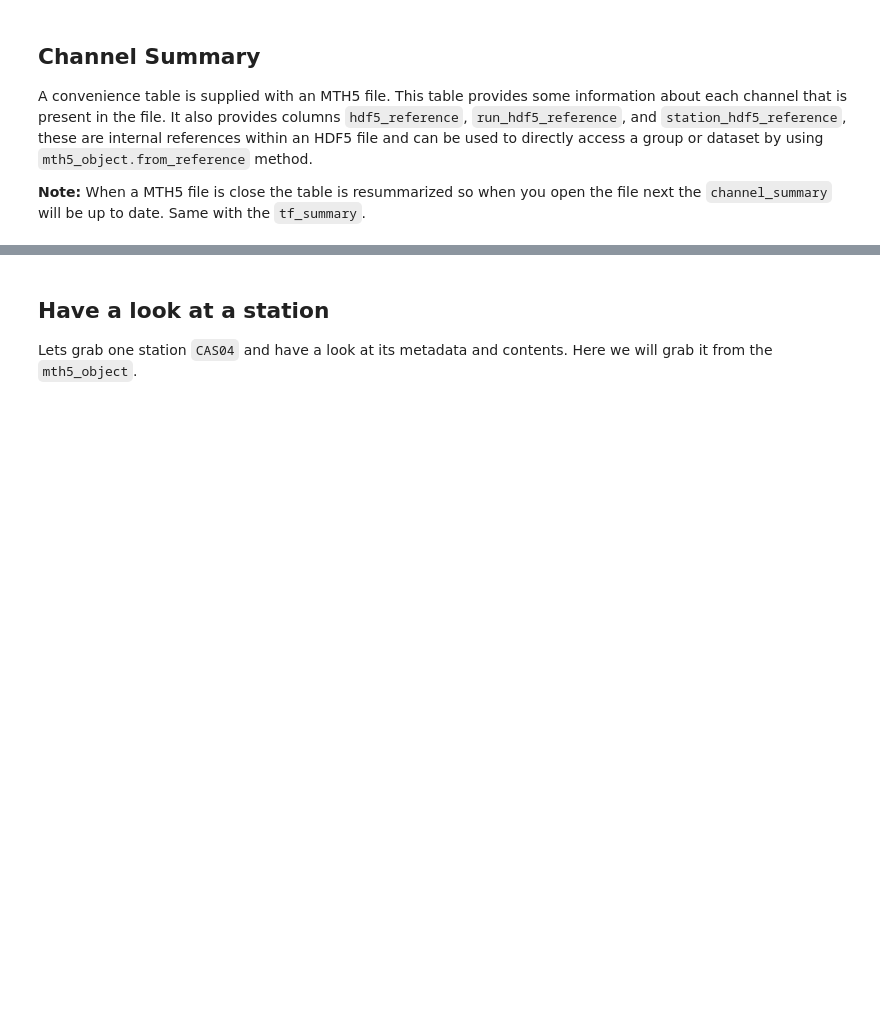
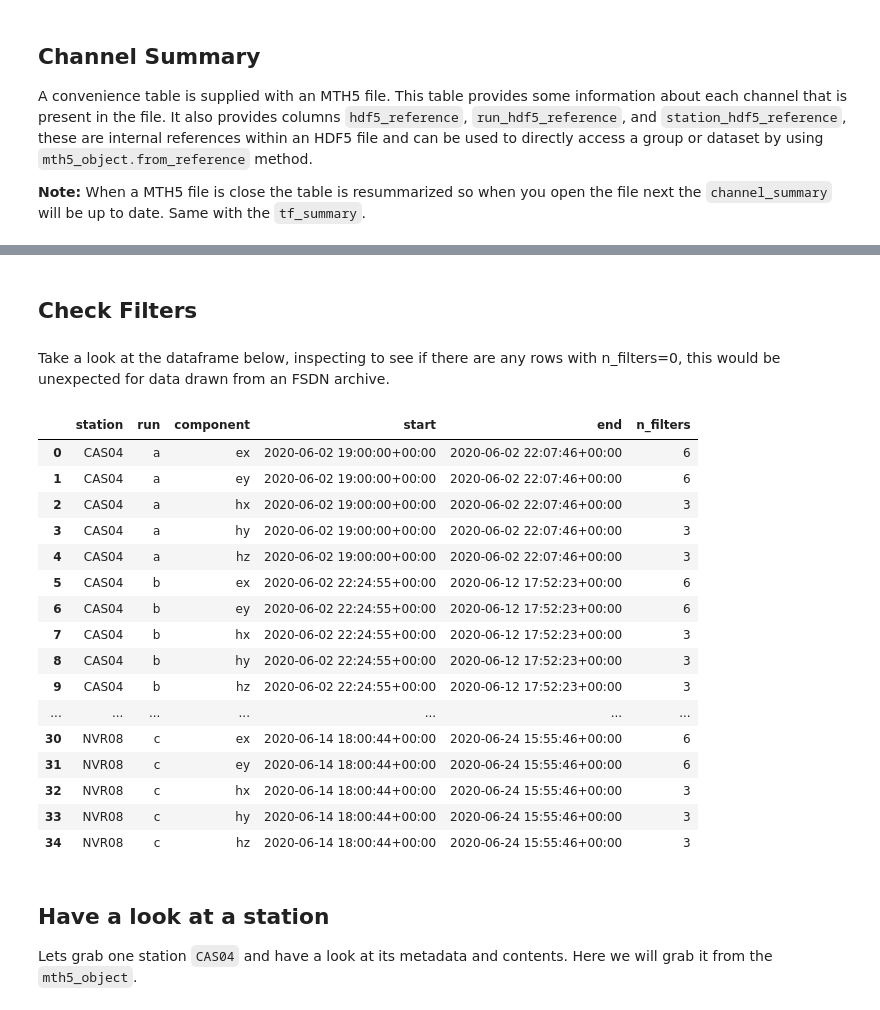
Before and after one commit to kujaku11/mth5, a Jupyter notebook: docs/examples/notebooks/make_mth5_driver_v0.2.0.ipynb, the cells around one changed output, grey strips where cells are left out. Cells and saved outputs as stored; diff of their text form; code cells hidden in the pictures; blank space fills up the shorter version.

Commit message:
add column showing n_filters to channel_summary

```diff
--- a/docs/examples/notebooks/make_mth5_driver_v0.2.0.ipynb
+++ b/docs/examples/notebooks/make_mth5_driver_v0.2.0.ipynb
@@ -227,3 +206,33 @@ ch_df
+# %% [markdown]
+## Check Filters
+# %%
+ch_df["n_filters"] = -1
+for i_row, row in ch_df.iterrows():
+    channel = mth5_object.get_channel(row.station, row.run, row.component, row.survey)
+    n_filters = len(channel.channel_response_filter.filters_list)
+    ch_df.n_filters.iat[i_row] = n_filters
+# %% [markdown]
+Take a look at the dataframe below, inspecting to see if there are any rows with n_filters=0, this would be unexpected for data drawn from an FSDN archive.
+# %%
+ch_df[["station", "run", "component", "start", "end", "n_filters"]]
+# %% [output]
+|  | station | run | component | start | end | n_filters |
+| 0 | CAS04 | a | ex | 2020-06-02 19:00:00+00:00 | 2020-06-02 22:07:46+00:00 | 6 |
+| 1 | CAS04 | a | ey | 2020-06-02 19:00:00+00:00 | 2020-06-02 22:07:46+00:00 | 6 |
+| 2 | CAS04 | a | hx | 2020-06-02 19:00:00+00:00 | 2020-06-02 22:07:46+00:00 | 3 |
+| 3 | CAS04 | a | hy | 2020-06-02 19:00:00+00:00 | 2020-06-02 22:07:46+00:00 | 3 |
+| 4 | CAS04 | a | hz | 2020-06-02 19:00:00+00:00 | 2020-06-02 22:07:46+00:00 | 3 |
+| 5 | CAS04 | b | ex | 2020-06-02 22:24:55+00:00 | 2020-06-12 17:52:23+00:00 | 6 |
+| 6 | CAS04 | b | ey | 2020-06-02 22:24:55+00:00 | 2020-06-12 17:52:23+00:00 | 6 |
+| 7 | CAS04 | b | hx | 2020-06-02 22:24:55+00:00 | 2020-06-12 17:52:23+00:00 | 3 |
+| 8 | CAS04 | b | hy | 2020-06-02 22:24:55+00:00 | 2020-06-12 17:52:23+00:00 | 3 |
+| 9 | CAS04 | b | hz | 2020-06-02 22:24:55+00:00 | 2020-06-12 17:52:23+00:00 | 3 |
+| ... | ... | ... | ... | ... | ... | ... |
+| 30 | NVR08 | c | ex | 2020-06-14 18:00:44+00:00 | 2020-06-24 15:55:46+00:00 | 6 |
+| 31 | NVR08 | c | ey | 2020-06-14 18:00:44+00:00 | 2020-06-24 15:55:46+00:00 | 6 |
+| 32 | NVR08 | c | hx | 2020-06-14 18:00:44+00:00 | 2020-06-24 15:55:46+00:00 | 3 |
+| 33 | NVR08 | c | hy | 2020-06-14 18:00:44+00:00 | 2020-06-24 15:55:46+00:00 | 3 |
+| 34 | NVR08 | c | hz | 2020-06-14 18:00:44+00:00 | 2020-06-24 15:55:46+00:00 | 3 |
 # %% [markdown]
 ## Have a look at a station
 
```
Also changed, not shown: parts of 12 cells of this notebook.
